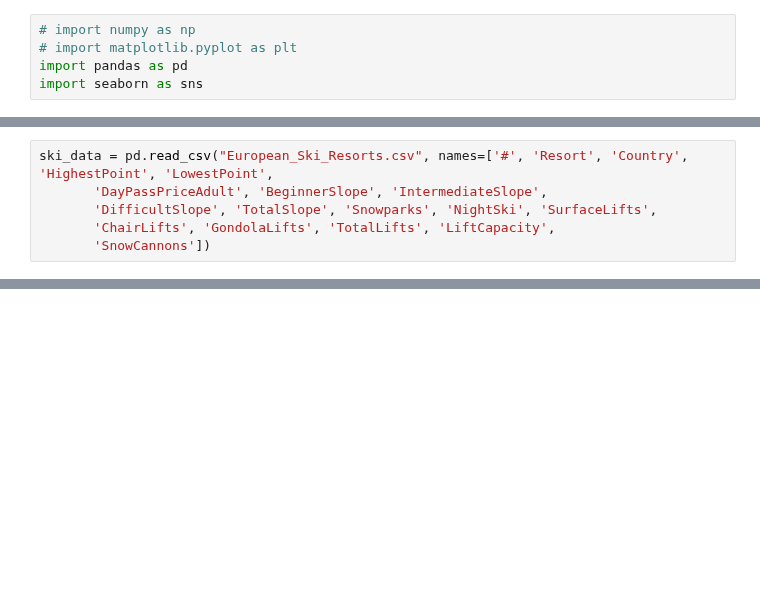
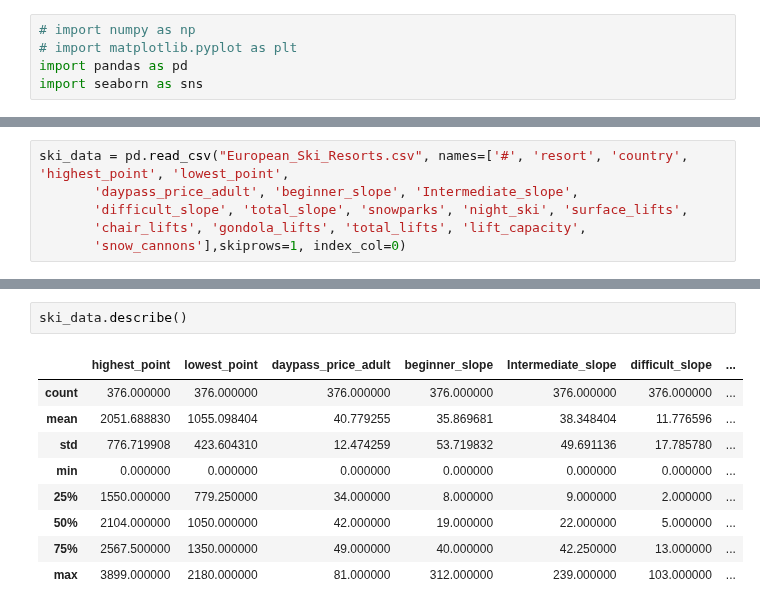
Before and after one commit to nembdev/python_portfolio, a Jupyter notebook: Data Analysis Projects/European Ski Resorts(Pandas)/European Ski Resorts ll.ipynb, the cells around one changed output, grey strips where cells are left out. Cells and saved outputs as stored; diff of their text form; blank space fills up the shorter version.

```diff
--- a/Data Analysis Projects/European Ski Resorts(Pandas)/European Ski Resorts ll.ipynb
+++ b/Data Analysis Projects/European Ski Resorts(Pandas)/European Ski Resorts ll.ipynb
@@ -55,6 +67,6 @@ import seaborn as sns
 # %%
-ski_data = pd.read_csv("European_Ski_Resorts.csv", names=['#', 'Resort', 'Country', 'HighestPoint', 'LowestPoint',
-       'DayPassPriceAdult', 'BeginnerSlope', 'IntermediateSlope',
-       'DifficultSlope', 'TotalSlope', 'Snowparks', 'NightSki', 'SurfaceLifts',
-       'ChairLifts', 'GondolaLifts', 'TotalLifts', 'LiftCapacity',
-       'SnowCannons'])
+ski_data = pd.read_csv("European_Ski_Resorts.csv", names=['#', 'resort', 'country', 'highest_point', 'lowest_point',
+       'daypass_price_adult', 'beginner_slope', 'Intermediate_slope',
+       'difficult_slope', 'total_slope', 'snowparks', 'night_ski', 'surface_lifts',
+       'chair_lifts', 'gondola_lifts', 'total_lifts', 'lift_capacity',
+       'snow_cannons'],skiprows=1, index_col=0)
@@ -92,0 +170,12 @@ ski_data.rename(columns={"Unnamed: 0": "#"})
+# %%
+ski_data.describe()
+# %% [output]
+|  | highest_point | lowest_point | daypass_price_adult | beginner_slope | Intermediate_slope | difficult_slope | ... |
+| count | 376.000000 | 376.000000 | 376.000000 | 376.000000 | 376.000000 | 376.000000 | ... |
+| mean | 2051.688830 | 1055.098404 | 40.779255 | 35.869681 | 38.348404 | 11.776596 | ... |
+| std | 776.719908 | 423.604310 | 12.474259 | 53.719832 | 49.691136 | 17.785780 | ... |
+| min | 0.000000 | 0.000000 | 0.000000 | 0.000000 | 0.000000 | 0.000000 | ... |
+| 25% | 1550.000000 | 779.250000 | 34.000000 | 8.000000 | 9.000000 | 2.000000 | ... |
+| 50% | 2104.000000 | 1050.000000 | 42.000000 | 19.000000 | 22.000000 | 5.000000 | ... |
+| 75% | 2567.500000 | 1350.000000 | 49.000000 | 40.000000 | 42.250000 | 13.000000 | ... |
+| max | 3899.000000 | 2180.000000 | 81.000000 | 312.000000 | 239.000000 | 103.000000 | ... |
```
Also changed, not shown: parts of 22 cells of this notebook.
